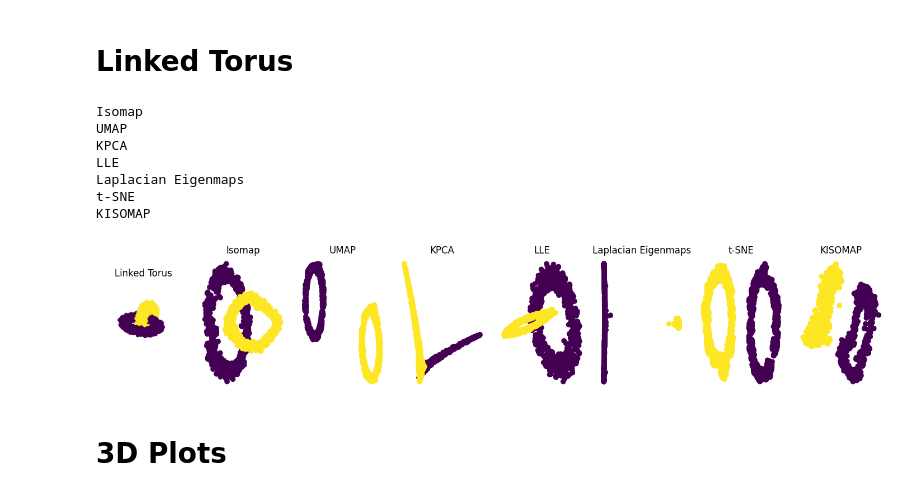
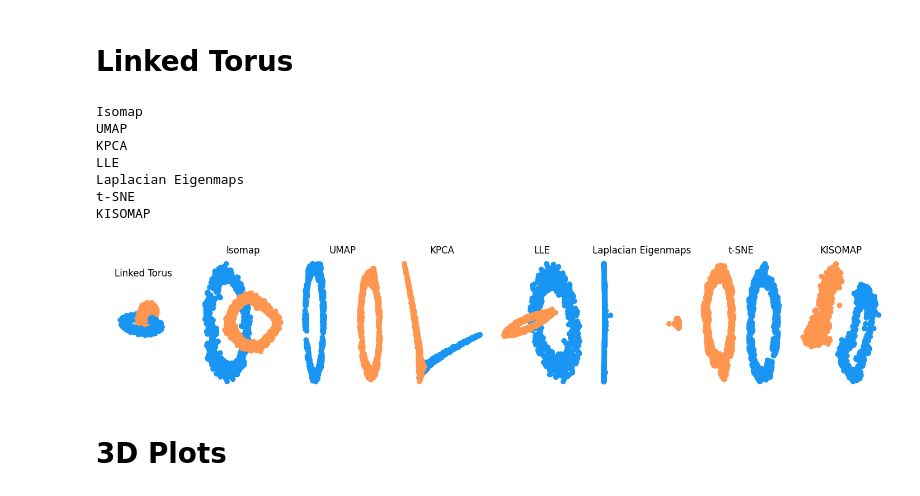
Before and after one commit to gustavochavari/curvature-based-isomap, a Jupyter notebook: experiments/other_datasets.ipynb, the cells around one changed output. Saved outputs shown, nothing was run; the diff lists cells and outputs as text; code cells hidden in the pictures.

Commit message:
update graphics

```diff
--- a/experiments/other_datasets.ipynb
+++ b/experiments/other_datasets.ipynb
@@ -579,20 +578,20 @@ data_matrix_1 = np.column_stack((x.flatten(), y.flatten(), z.flatten())) + noise
 noise_matrix_2 = np.random.normal(0, 0.3, (len(z_1.flatten()), 3))
 data_matrix_2 = np.column_stack((x_1.flatten(), y_1.flatten(), z_1.flatten())) + noise_matrix_2
 
-result_matrix = np.vstack([np.column_stack((data_matrix_1, np.full(len(z.flatten()), 0.3))),
-                          np.column_stack((data_matrix_2, np.full(len(z_1.flatten()), 0.7)))]).astype('float64')
+result_matrix = np.vstack([np.column_stack((data_matrix_1, np.full(len(z.flatten()), 0.2))),
+                          np.column_stack((data_matrix_2, np.full(len(z_1.flatten()), 0.8)))]).astype('float64')
 # %%
-color = result_matrix[:,3]
+color =  [cm.rainbow(valor) for valor in result_matrix[:,3]]
 compare_and_plot_surface_reduction(result_matrix[:,:3],color,'Linked Torus')
 # %% [output]
 Isomap
 UMAP
 KPCA
 LLE
 Laplacian Eigenmaps
 t-SNE
 KISOMAP
-[figure, old version]
+[figure, new version]
 # %% [markdown]
 # 3D Plots
 # %%
```
Also changed, not shown: parts of 8 cells of this notebook, 2 other files.
